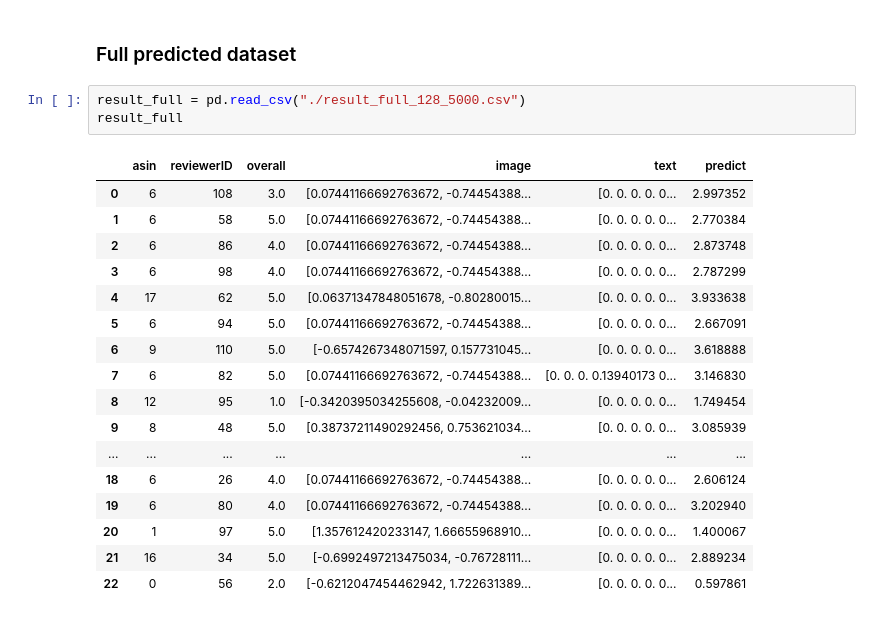
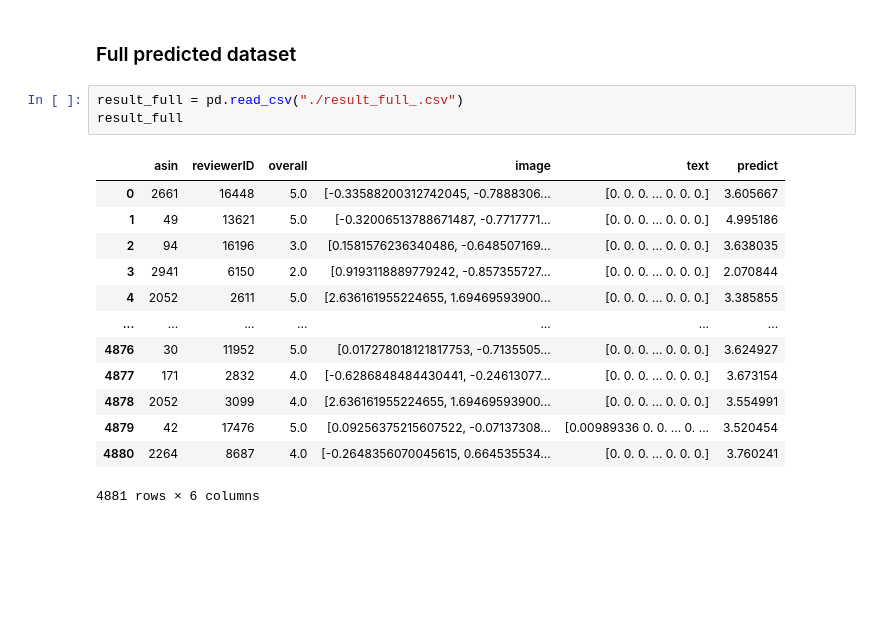
Before and after one commit to CityU-SDSC4016-2022/SDSC4016-proj, a Jupyter notebook: plot_hist.ipynb, the cells around one changed output. Saved outputs shown, nothing was run; the diff lists cells and outputs as text; blank space fills up the shorter version.

```diff
--- a/plot_hist.ipynb
+++ b/plot_hist.ipynb
@@ -60,23 +63,19 @@ plot_training(result)
 # %% [markdown]
 ### Full predicted dataset
 # %%
-result_full = pd.read_csv("./result_full_128_5000.csv")
+result_full = pd.read_csv("./result_full_.csv")
 result_full
 # %% [output]
 |  | asin | reviewerID | overall | image | text | predict |
-| 0 | 6 | 108 | 3.0 | [0.07441166692763672, -0.74454388... | [0. 0. 0. 0. 0... | 2.997352 |
-| 1 | 6 | 58 | 5.0 | [0.07441166692763672, -0.74454388... | [0. 0. 0. 0. 0... | 2.770384 |
-| 2 | 6 | 86 | 4.0 | [0.07441166692763672, -0.74454388... | [0. 0. 0. 0. 0... | 2.873748 |
-| 3 | 6 | 98 | 4.0 | [0.07441166692763672, -0.74454388... | [0. 0. 0. 0. 0... | 2.787299 |
-| 4 | 17 | 62 | 5.0 | [0.06371347848051678, -0.80280015... | [0. 0. 0. 0. 0... | 3.933638 |
-| 5 | 6 | 94 | 5.0 | [0.07441166692763672, -0.74454388... | [0. 0. 0. 0. 0... | 2.667091 |
-| 6 | 9 | 110 | 5.0 | [-0.6574267348071597, 0.157731045... | [0. 0. 0. 0. 0... | 3.618888 |
-| 7 | 6 | 82 | 5.0 | [0.07441166692763672, -0.74454388... | [0. 0. 0. 0.13940173 0... | 3.146830 |
-| 8 | 12 | 95 | 1.0 | [-0.3420395034255608, -0.04232009... | [0. 0. 0. 0. 0... | 1.749454 |
-| 9 | 8 | 48 | 5.0 | [0.38737211490292456, 0.753621034... | [0. 0. 0. 0. 0... | 3.085939 |
+| 0 | 2661 | 16448 | 5.0 | [-0.33588200312742045, -0.7888306... | [0. 0. 0. ... 0. 0. 0.] | 3.605667 |
+| 1 | 49 | 13621 | 5.0 | [-0.32006513788671487, -0.7717771... | [0. 0. 0. ... 0. 0. 0.] | 4.995186 |
+| 2 | 94 | 16196 | 3.0 | [0.1581576236340486, -0.648507169... | [0. 0. 0. ... 0. 0. 0.] | 3.638035 |
+| 3 | 2941 | 6150 | 2.0 | [0.9193118889779242, -0.857355727... | [0. 0. 0. ... 0. 0. 0.] | 2.070844 |
+| 4 | 2052 | 2611 | 5.0 | [2.636161955224655, 1.69469593900... | [0. 0. 0. ... 0. 0. 0.] | 3.385855 |
 | ... | ... | ... | ... | ... | ... | ... |
-| 18 | 6 | 26 | 4.0 | [0.07441166692763672, -0.74454388... | [0. 0. 0. 0. 0... | 2.606124 |
-| 19 | 6 | 80 | 4.0 | [0.07441166692763672, -0.74454388... | [0. 0. 0. 0. 0... | 3.202940 |
-| 20 | 1 | 97 | 5.0 | [1.357612420233147, 1.66655968910... | [0. 0. 0. 0. 0... | 1.400067 |
-| 21 | 16 | 34 | 5.0 | [-0.6992497213475034, -0.76728111... | [0. 0. 0. 0. 0... | 2.889234 |
-| 22 | 0 | 56 | 2.0 | [-0.6212047454462942, 1.722631389... | [0. 0. 0. 0. 0... | 0.597861 |
+| 4876 | 30 | 11952 | 5.0 | [0.017278018121817753, -0.7135505... | [0. 0. 0. ... 0. 0. 0.] | 3.624927 |
+| 4877 | 171 | 2832 | 4.0 | [-0.6286848484430441, -0.24613077... | [0. 0. 0. ... 0. 0. 0.] | 3.673154 |
+| 4878 | 2052 | 3099 | 4.0 | [2.636161955224655, 1.69469593900... | [0. 0. 0. ... 0. 0. 0.] | 3.554991 |
+| 4879 | 42 | 17476 | 5.0 | [0.09256375215607522, -0.07137308... | [0.00989336 0. 0. ... 0. ... | 3.520454 |
+| 4880 | 2264 | 8687 | 4.0 | [-0.2648356070045615, 0.664535534... | [0. 0. 0. ... 0. 0. 0.] | 3.760241 |
+4881 rows × 6 columns
```
Also changed, not shown: parts of 5 cells of this notebook, 1 other file.
